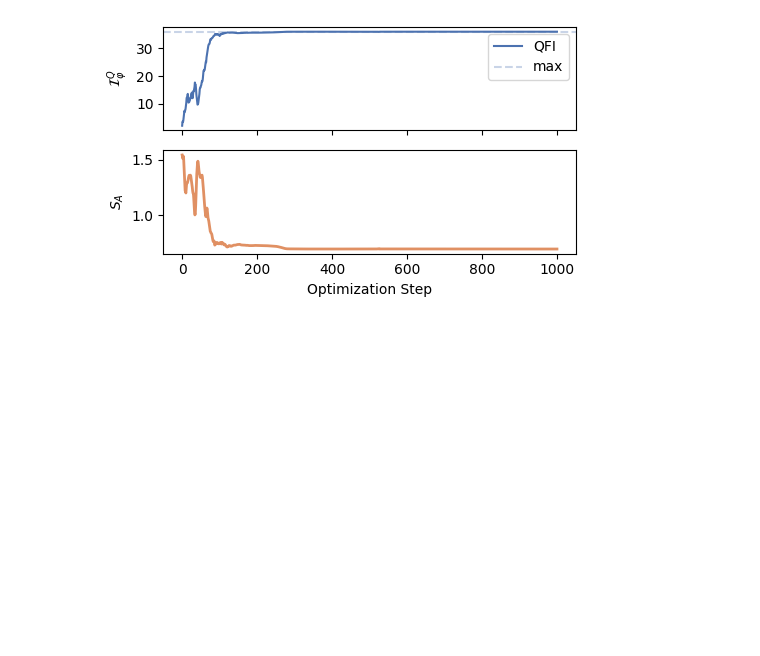
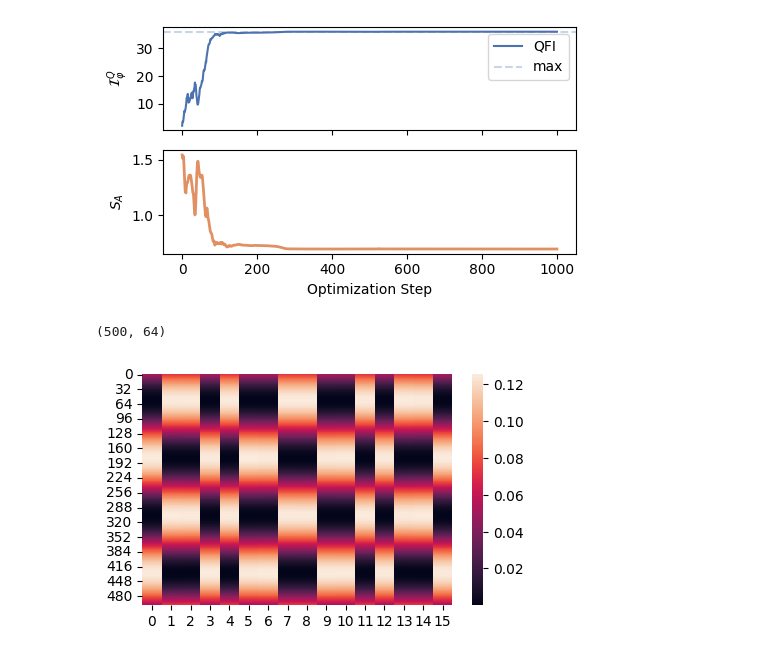
Before and after one commit to benjimaclellan/queso, a Jupyter notebook: experiments/visualize.ipynb, the cells around one changed output. Drawn from its saved outputs; the diff is of its cells as text; code cells hidden in the pictures; blank space fills up the shorter version.

```diff
--- a/experiments/visualize.ipynb
+++ b/experiments/visualize.ipynb
@@ -61,0 +68,12 @@ io.save_figure(fig, filename="fi-entropy-circuit")
+# %%
+counts.shape
+# %% [output]
+(500, 64)
+# %%
+fig, ax = plt.subplots(figsize=figsize)
+sns.heatmap(probs, vmin=None, vmax=None, cmap=None)
+# ax.set(xlabel="Optimization step", ylabel="Loss", yscale="log")
+# fig.tight_layout()
+plt.show()
+# %% [output]
+[figure, added]
```
Also changed, not shown: parts of 7 cells of this notebook, 28 other files.
